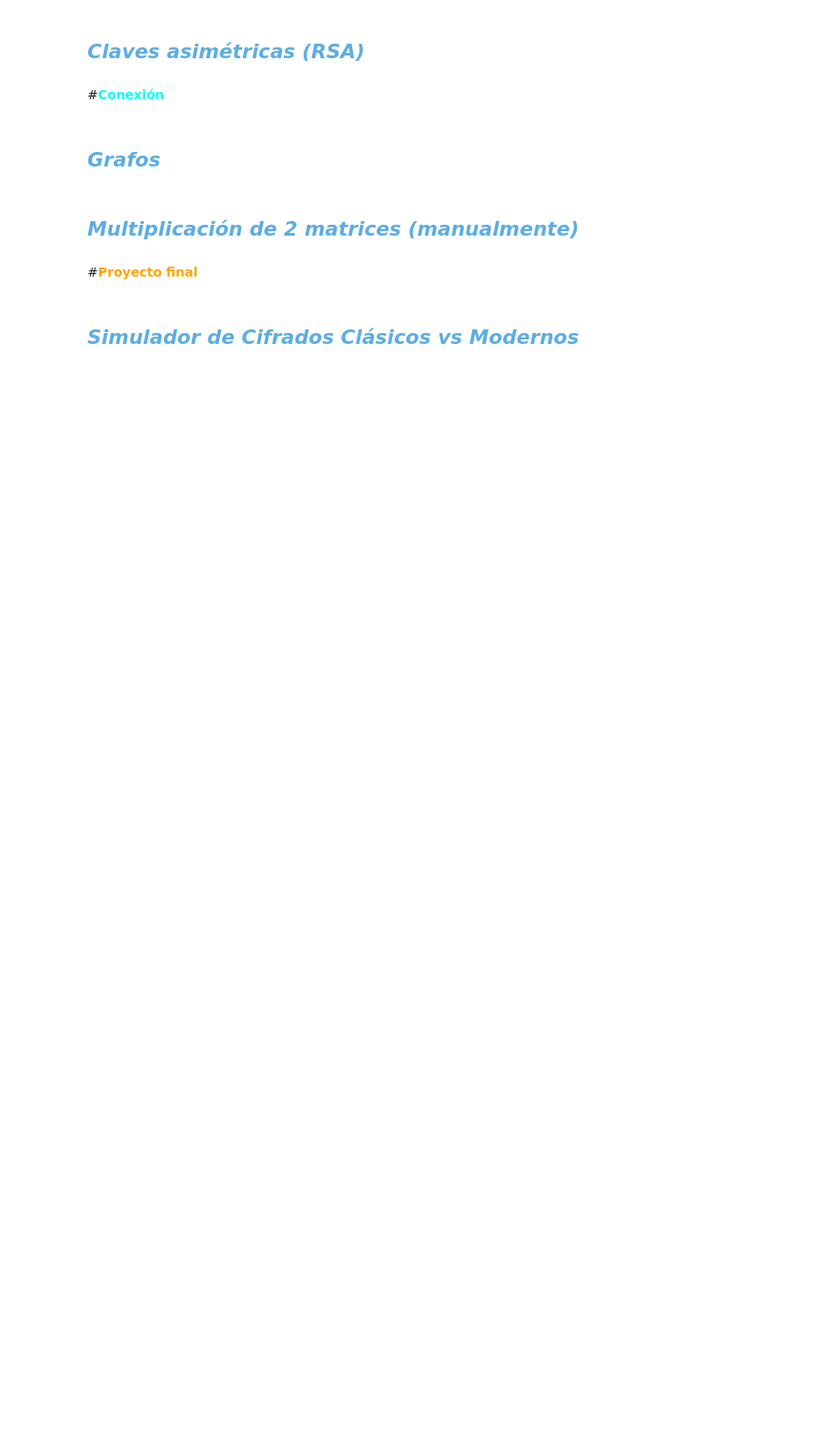
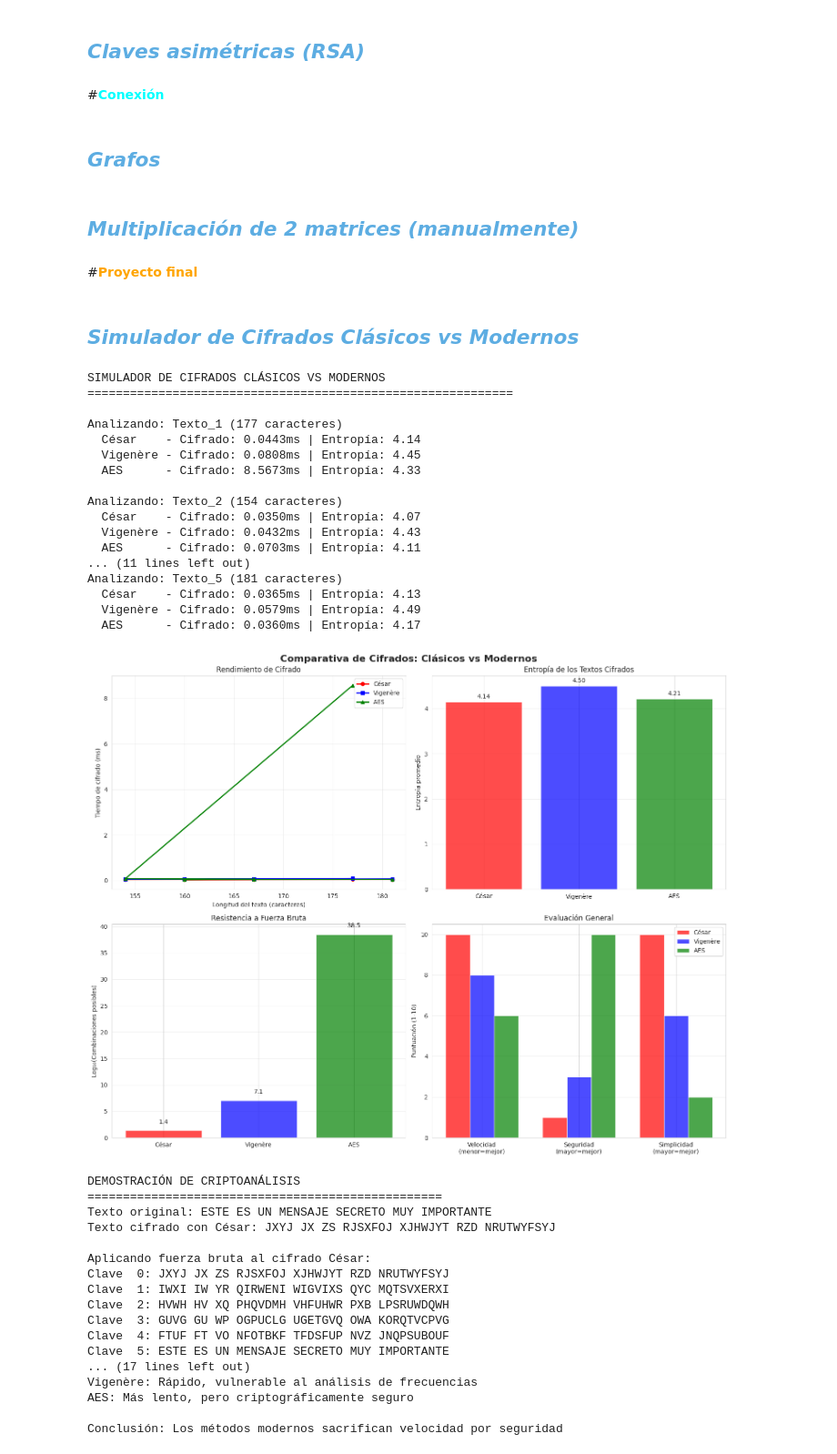
Before and after one commit to LopezCristhian/TalentoTech-Ciberseguridad, a Jupyter notebook: FundamentosPython.ipynb, the cells around one changed output. Shown at 91% size. Drawn from its saved outputs; the diff is of its cells as text; code cells hidden in the pictures; blank space fills up the shorter version.

```diff
--- a/FundamentosPython.ipynb
+++ b/FundamentosPython.ipynb
@@ -1022,0 +1021,22 @@ class AnalizadorSeguridad:
+# %%
+def generar_dataset_prueba():
+    """Genera un dataset de textos de prueba"""
+    textos = [
+        "En un lugar de la Mancha, de cuyo nombre no quiero acordarme, no ha mucho tiempo que vivía un hidalgo de los de lanza en astillero, adarga antigua, rocín flaco y galgo corredor.",
+        "Había una vez en un reino muy lejano una princesa que vivía en un castillo encantado rodeado de dragones y criaturas mágicas que protegían un gran tesoro.",
+        "La ciberseguridad es fundamental en el mundo moderno donde los datos personales y la información confidencial requieren protección constante contra amenazas digitales.",
+        "Colombia es un país diverso con múltiples regiones geográficas que incluyen la costa Caribe, la región Pacífica, los Andes, la Amazonía y los Llanos Orientales.",
+        "Los algoritmos de cifrado han evolucionado significativamente desde los métodos clásicos hasta los sistemas modernos que utilizan matemáticas complejas para garantizar la seguridad."
+    ]
+
+    # Generar textos de diferentes longitudes
+    dataset = []
+    for i, texto in enumerate(textos):
+        dataset.append({
+            'id': i + 1,
+            'texto': texto,
+            'longitud': len(texto),
+            'tipo': f'Texto_{i+1}'
+        })
+
+    return dataset
@@ -1022,0 +1231,54 @@ class AnalizadorSeguridad:
+# %%
+if __name__ == "__main__":
+    # Ejecutar análisis completo
+    resultados, dataset = ejecutar_comparativa_completa()
+
+    # Crear visualizaciones
+    crear_visualizaciones(resultados)
+
+    # Demostrar criptoanálisis
+    demostrar_criptoanalisis()
+
+    # Resumen final
+    print("\nRESUMEN DE RESULTADOS")
+    print("=" * 40)
+    print("César: Muy rápido, pero extremadamente vulnerable")
+    print("Vigenère: Rápido, vulnerable al análisis de frecuencias")
+    print("AES: Más lento, pero criptográficamente seguro")
+    print("\nConclusión: Los métodos modernos sacrifican velocidad por seguridad")
+# %% [output]
+SIMULADOR DE CIFRADOS CLÁSICOS VS MODERNOS
+============================================================
+
+Analizando: Texto_1 (177 caracteres)
+  César    - Cifrado: 0.0443ms | Entropía: 4.14
+  Vigenère - Cifrado: 0.0808ms | Entropía: 4.45
+  AES      - Cifrado: 8.5673ms | Entropía: 4.33
+
+Analizando: Texto_2 (154 caracteres)
+  César    - Cifrado: 0.0350ms | Entropía: 4.07
+  Vigenère - Cifrado: 0.0432ms | Entropía: 4.43
+  AES      - Cifrado: 0.0703ms | Entropía: 4.11
+... (11 lines left out)
+Analizando: Texto_5 (181 caracteres)
+  César    - Cifrado: 0.0365ms | Entropía: 4.13
+  Vigenère - Cifrado: 0.0579ms | Entropía: 4.49
+  AES      - Cifrado: 0.0360ms | Entropía: 4.17
+[figure, added]
+DEMOSTRACIÓN DE CRIPTOANÁLISIS
+==================================================
+Texto original: ESTE ES UN MENSAJE SECRETO MUY IMPORTANTE
+Texto cifrado con César: JXYJ JX ZS RJSXFOJ XJHWJYT RZD NRUTWYFSYJ
+
+Aplicando fuerza bruta al cifrado César:
+Clave  0: JXYJ JX ZS RJSXFOJ XJHWJYT RZD NRUTWYFSYJ
+Clave  1: IWXI IW YR QIRWENI WIGVIXS QYC MQTSVXERXI
+Clave  2: HVWH HV XQ PHQVDMH VHFUHWR PXB LPSRUWDQWH
+Clave  3: GUVG GU WP OGPUCLG UGETGVQ OWA KORQTVCPVG
+Clave  4: FTUF FT VO NFOTBKF TFDSFUP NVZ JNQPSUBOUF
+Clave  5: ESTE ES UN MENSAJE SECRETO MUY IMPORTANTE
+... (17 lines left out)
+Vigenère: Rápido, vulnerable al análisis de frecuencias
+AES: Más lento, pero criptográficamente seguro
+
+Conclusión: Los métodos modernos sacrifican velocidad por seguridad
```
Also changed, not shown: parts of 4 cells of this notebook, 4 other files.
